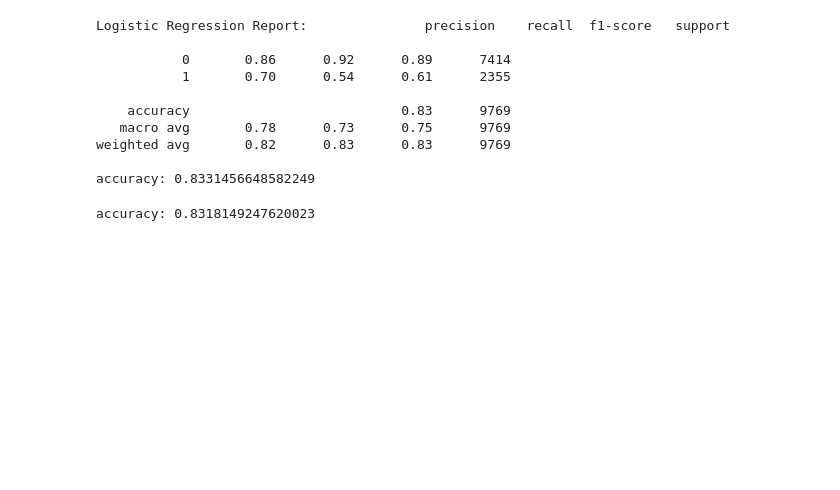
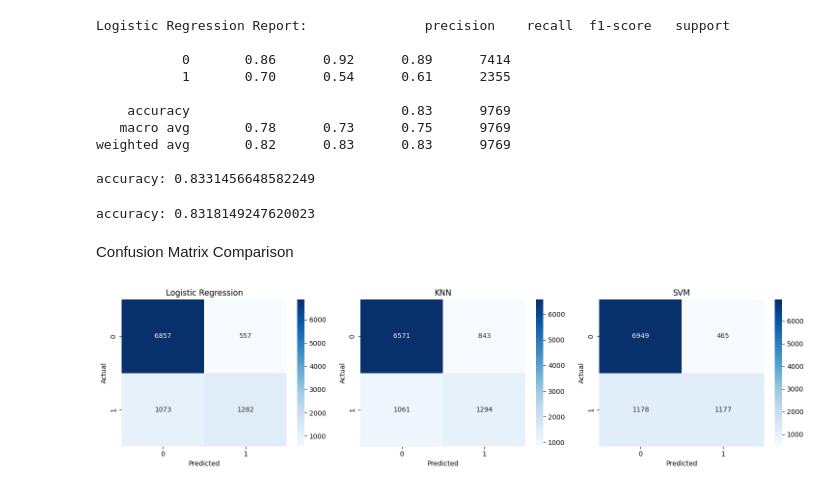
Before and after one commit to Sristi1123/Adult-Income-Prediction-Using-ML, a Jupyter notebook: adult_income.ipynb, the cells around one changed output. Cells and saved outputs as stored; diff of their text form; code cells hidden in the pictures; blank space fills up the shorter version.

Commit message:
Models Comparison via graphs

```diff
--- a/adult_income.ipynb
+++ b/adult_income.ipynb
@@ -239,3 +239,34 @@ svm_pred = svm.predict(X_test)
 print("accuracy:",accuracy_score(y_test, svm_pred))
 # %% [output]
 accuracy: 0.8318149247620023
+# %% [markdown]
+Confusion Matrix Comparison
+# %%
+
+from sklearn.metrics import confusion_matrix
+
+cm_log = confusion_matrix(y_test, log_pred)
+cm_knn = confusion_matrix(y_test, knn_pred)
+cm_svm = confusion_matrix(y_test, svm_pred)
+
+fig, axes = plt.subplots(1, 3, figsize=(15, 4))
+
+sns.heatmap(cm_log, annot=True, fmt='d', cmap='Blues', ax=axes[0])
+axes[0].set_title("Logistic Regression")
+axes[0].set_xlabel("Predicted")
+axes[0].set_ylabel("Actual")
+
+sns.heatmap(cm_knn, annot=True, fmt='d', cmap='Blues', ax=axes[1])
+axes[1].set_title("KNN")
+axes[1].set_xlabel("Predicted")
+axes[1].set_ylabel("Actual")
+
+sns.heatmap(cm_svm, annot=True, fmt='d', cmap='Blues', ax=axes[2])
+axes[2].set_title("SVM")
+axes[2].set_xlabel("Predicted")
+axes[2].set_ylabel("Actual")
+
+plt.tight_layout()
+plt.show()
+# %% [output]
+[figure, added]
```
Also changed, not shown: parts of 3 cells of this notebook.
